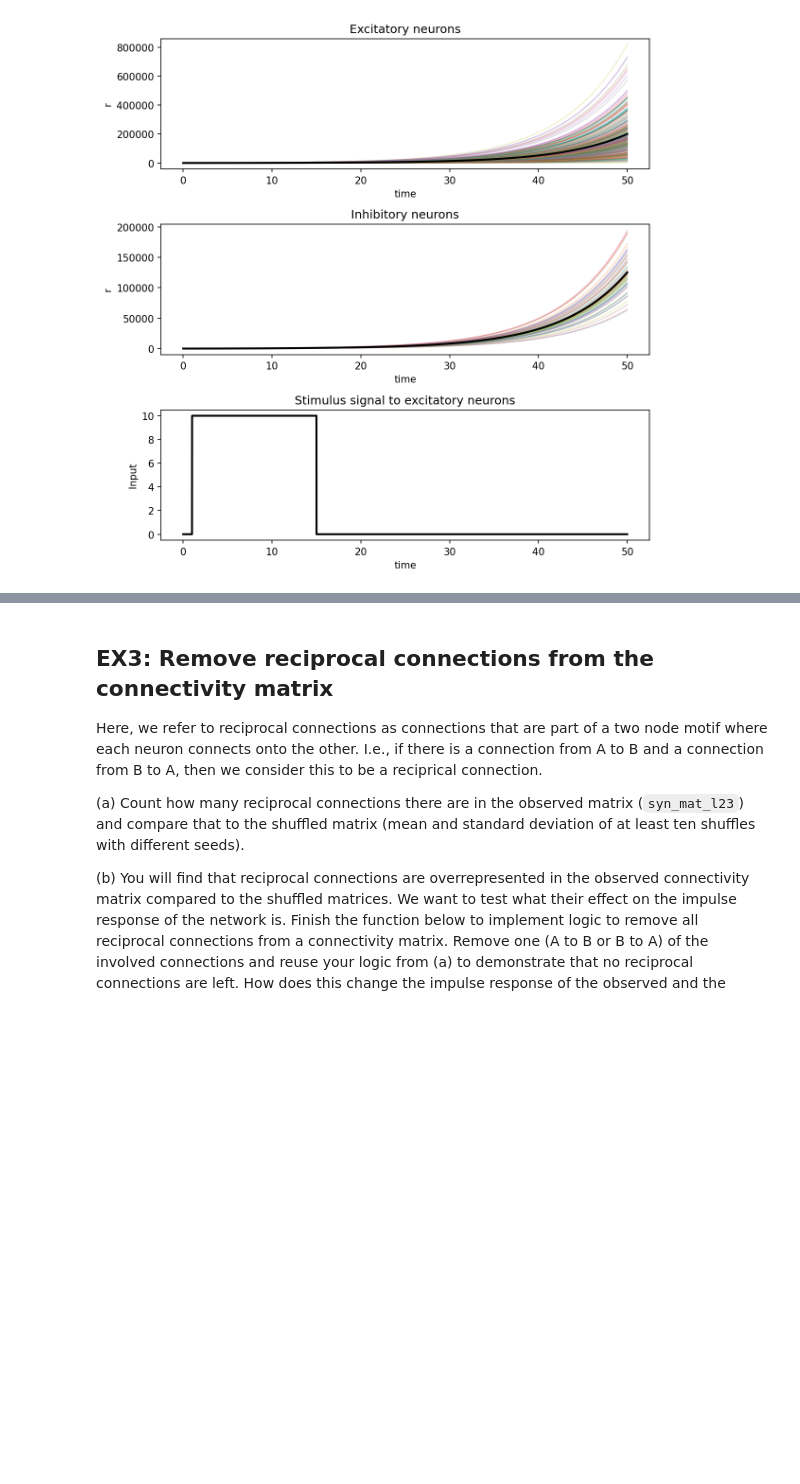
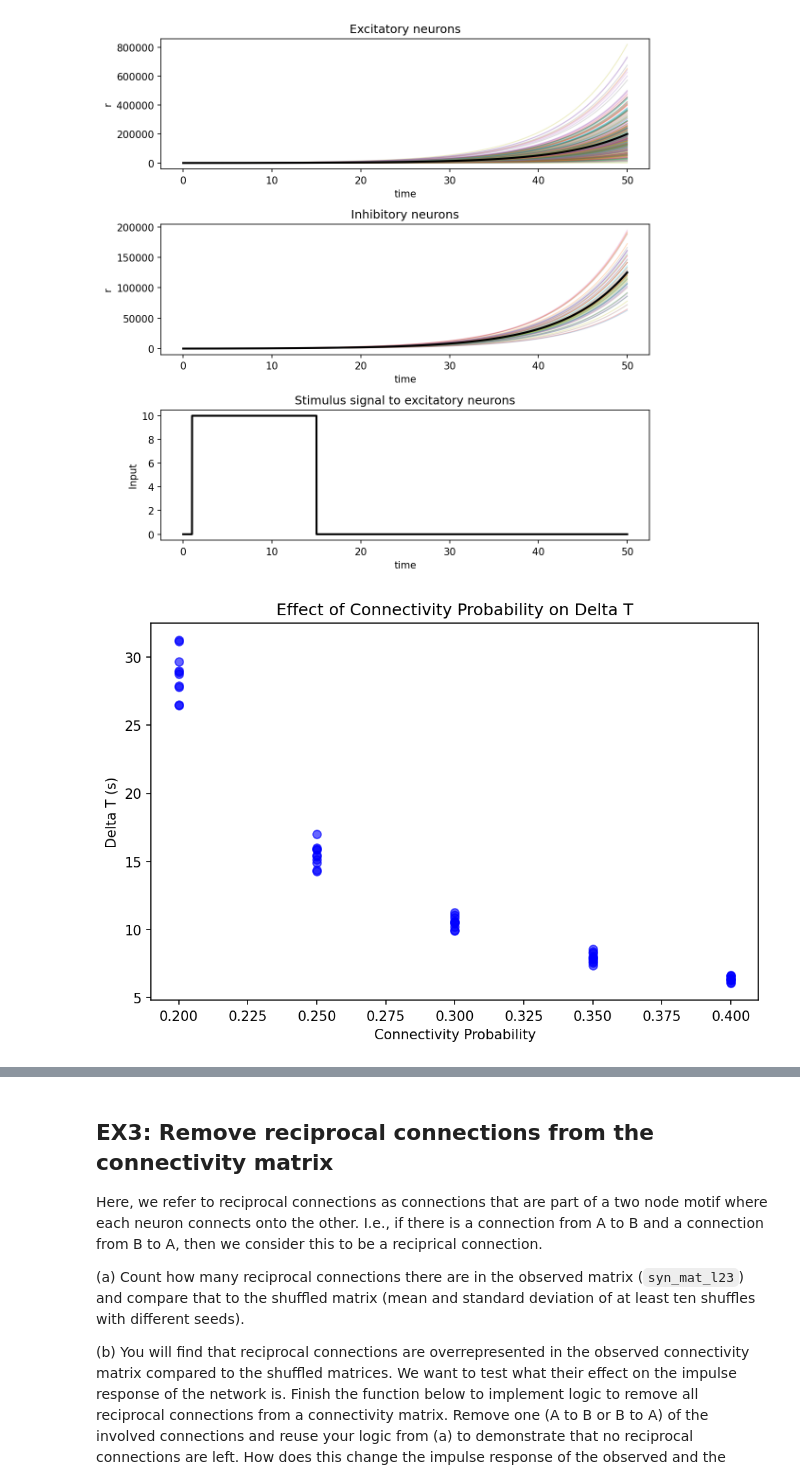
Before and after one commit to anniey27/amath342, a Jupyter notebook: Modelling_local_circuits_HW.ipynb, the cells around one changed output, grey strips where cells are left out. Cells and saved outputs as stored; diff of their text form; code cells hidden in the pictures; blank space fills up the shorter version.

```diff
--- a/Modelling_local_circuits_HW.ipynb
+++ b/Modelling_local_circuits_HW.ipynb
@@ -77,15 +77,16 @@ def plot_synapse_size_distribution(W: np.ndarray, non_zero_only: bool=True):
     plt.show()
 # %%
 def calculate_time_to_before(r: np.ndarray, dt: float, stimulus: np.ndarray, threshold_ratio: float=.01):
-    """ Calculates time for activity to reach a pre-stimulus level
+    """ Calculates time for activity to reach a pre-stimulus level.
 
     Args:
         r: rates, shape: [n_neurons, n_steps]
         dt: step size in s
         stimulus: stimulus, shape: [n_neurons, n_steps]
         threshold_ratio: determines the cutoff at which we assume the response to have returned to a pre-stimulus level
+
     Returns:
-        Timepoint, delta T
+        Timepoint, delta T (or None if no return found)
     """
 
     stimulus_m = stimulus[0] > 0
@@ -99,8 +100,14 @@ def calculate_time_to_before(r: np.ndarray, dt: float, stimulus: np.ndarray, thr
     act_before_stimulus = np.mean(r[:, stimulus_start - 1])
 
     r_threshold =  stimulus_strength * threshold_ratio + act_before_stimulus
-    T = t[stimulus_end:][avg_act_after_stimulus_series < r_threshold][0]
+    timepoints = t[stimulus_end:][avg_act_after_stimulus_series < r_threshold]
+
+    if len(timepoints) == 0:
+        return None, None  # Avoid index error
+
+    T = timepoints[0]
     return T, T - stimulus_end * dt
+
 
 
 def plot_time_series(r: np.ndarray, stimulus: np.ndarray, dt: float, r_inhibitory: float):
@@ -524,5 +531,46 @@ plot_time_series(r, stimulus, dt, r_inhibitory)
 # %% [output]
 [figure]
 # %%
-# TODO: your code goes here
+# Defining different values for connectivity_proba
+connectivity_values = [0.2, 0.25, 0.3, 0.35, 0.4]
+
+num_seeds = 10
+
+# Store results
+results = {val: [] for val in connectivity_values}
+
+# Iterating over different connectivity_proba values
+for connectivity_proba in connectivity_values:
+    for seed in range(num_seeds):
+        # Generate connectivity matrix
+        W = observed_plus_random_connectivity_matrix(
+            syn_mat_l23, r_inhibitory=r_inhibitory, g=g,
+            connectivity_proba=connectivity_proba, random_seed=seed,
+            inh_exc_balance=inh_exc_balance
+        )
+
+        # Run simulation
+        r = run_simulation(W, stimulus, dt=dt, tau=tau)
+
+        # Record delta_T
+        delta_T = calculate_time_to_before(r=r[:n_neurons_exc], dt=dt, stimulus=stimulus)[1]
+        results[connectivity_proba].append(delta_T)
+
+# Convert results into scatter plot format
+x_values = []
+y_values = []
+
+for connectivity_proba, delta_T_list in results.items():
+    x_values.extend([connectivity_proba] * len(delta_T_list))
+    y_values.extend(delta_T_list)
+
+# Plot scatter plot
+plt.figure(figsize=(8, 5), dpi=150)
+plt.scatter(x_values, y_values, alpha=0.6, label="Delta T values", color="blue")
+plt.xlabel("Connectivity Probability")
+plt.ylabel("Delta T (s)")
+plt.title("Effect of Connectivity Probability on Delta T")
+plt.show()
+# %% [output]
+[figure, added]
 # %% [markdown]
```
Also changed, not shown: parts of 1 cell of this notebook.
